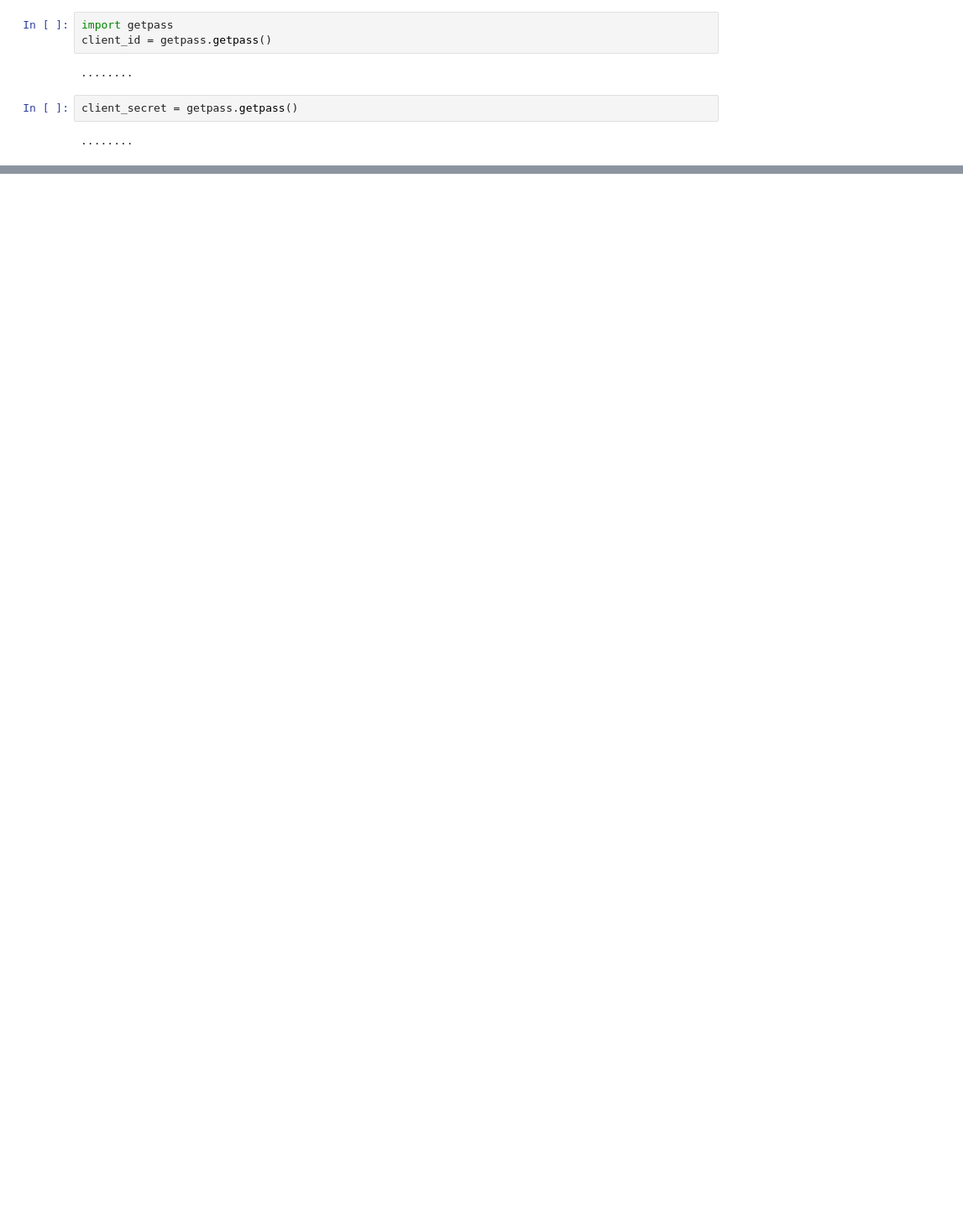
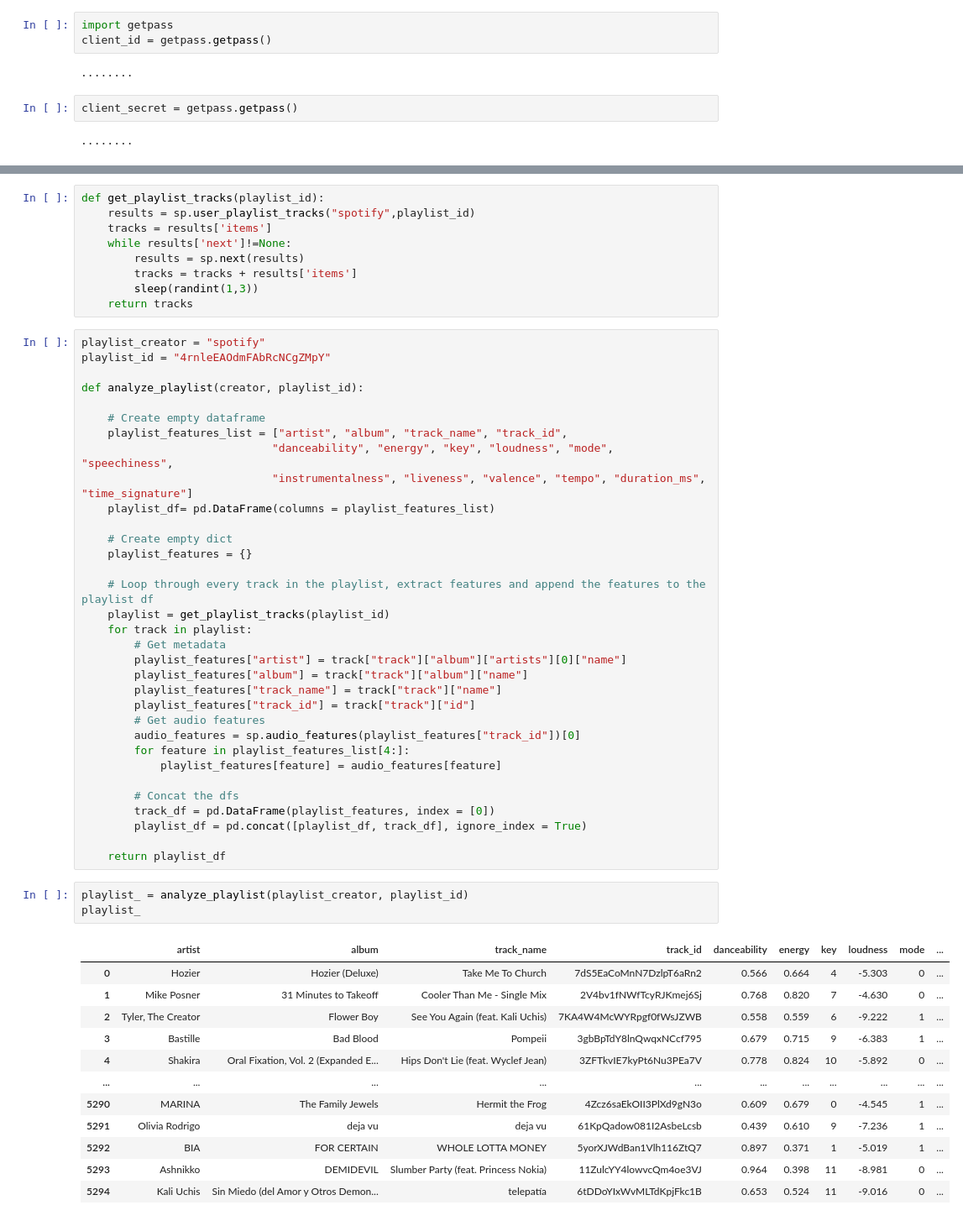
Before and after one commit to Amandasilvap/lab-web-scraping-single-page, a Jupyter notebook: Lab | Web Scraping Single Page.ipynb, the cells around one changed output, grey strips where cells are left out. Shown: that part at 84% size. Cells and saved outputs as stored; diff of their text form; blank space fills up the shorter version.

```diff
--- a/Lab | Web Scraping Single Page.ipynb
+++ b/Lab | Web Scraping Single Page.ipynb
@@ -278,0 +214,58 @@ OSError: Could not find a suitable TLS CA certificate bundle, invalid path: /usr
+# %%
+def get_playlist_tracks(playlist_id):
+    results = sp.user_playlist_tracks("spotify",playlist_id)
+    tracks = results['items']
+    while results['next']!=None:
+        results = sp.next(results)
+        tracks = tracks + results['items']
+        sleep(randint(1,3))
+    return tracks
+# %%
+playlist_creator = "spotify"
+playlist_id = "4rnleEAOdmFAbRcNCgZMpY"
+
+def analyze_playlist(creator, playlist_id):
+
+    # Create empty dataframe
+    playlist_features_list = ["artist", "album", "track_name", "track_id",
+                             "danceability", "energy", "key", "loudness", "mode", "speechiness",
+                             "instrumentalness", "liveness", "valence", "tempo", "duration_ms", "time_signature"]
+    playlist_df= pd.DataFrame(columns = playlist_features_list)
+
+    # Create empty dict
+    playlist_features = {}
+
+    # Loop through every track in the playlist, extract features and append the features to the playlist df
+    playlist = get_playlist_tracks(playlist_id)
+    for track in playlist:
+        # Get metadata
+        playlist_features["artist"] = track["track"]["album"]["artists"][0]["name"]
+        playlist_features["album"] = track["track"]["album"]["name"]
+        playlist_features["track_name"] = track["track"]["name"]
+        playlist_features["track_id"] = track["track"]["id"]
+        # Get audio features
+        audio_features = sp.audio_features(playlist_features["track_id"])[0]
+        for feature in playlist_features_list[4:]:
+            playlist_features[feature] = audio_features[feature]
+
+        # Concat the dfs
+        track_df = pd.DataFrame(playlist_features, index = [0])
+        playlist_df = pd.concat([playlist_df, track_df], ignore_index = True)
+
+    return playlist_df
+# %%
+playlist_ = analyze_playlist(playlist_creator, playlist_id)
+playlist_
+# %% [output]
+|  | artist | album | track_name | track_id | danceability | energy | key | loudness | mode | ... |
+| 0 | Hozier | Hozier (Deluxe) | Take Me To Church | 7dS5EaCoMnN7DzlpT6aRn2 | 0.566 | 0.664 | 4 | -5.303 | 0 | ... |
+| 1 | Mike Posner | 31 Minutes to Takeoff | Cooler Than Me - Single Mix | 2V4bv1fNWfTcyRJKmej6Sj | 0.768 | 0.820 | 7 | -4.630 | 0 | ... |
+| 2 | Tyler, The Creator | Flower Boy | See You Again (feat. Kali Uchis) | 7KA4W4McWYRpgf0fWsJZWB | 0.558 | 0.559 | 6 | -9.222 | 1 | ... |
+| 3 | Bastille | Bad Blood | Pompeii | 3gbBpTdY8lnQwqxNCcf795 | 0.679 | 0.715 | 9 | -6.383 | 1 | ... |
+| 4 | Shakira | Oral Fixation, Vol. 2 (Expanded E... | Hips Don't Lie (feat. Wyclef Jean) | 3ZFTkvIE7kyPt6Nu3PEa7V | 0.778 | 0.824 | 10 | -5.892 | 0 | ... |
+| ... | ... | ... | ... | ... | ... | ... | ... | ... | ... | ... |
+| 5290 | MARINA | The Family Jewels | Hermit the Frog | 4Zcz6saEkOII3PlXd9gN3o | 0.609 | 0.679 | 0 | -4.545 | 1 | ... |
+| 5291 | Olivia Rodrigo | deja vu | deja vu | 61KpQadow081I2AsbeLcsb | 0.439 | 0.610 | 9 | -7.236 | 1 | ... |
+| 5292 | BIA | FOR CERTAIN | WHOLE LOTTA MONEY | 5yorXJWdBan1Vlh116ZtQ7 | 0.897 | 0.371 | 1 | -5.019 | 1 | ... |
+| 5293 | Ashnikko | DEMIDEVIL | Slumber Party (feat. Princess Nokia) | 11ZulcYY4lowvcQm4oe3VJ | 0.964 | 0.398 | 11 | -8.981 | 0 | ... |
+| 5294 | Kali Uchis | Sin Miedo (del Amor y Otros Demon... | telepatía | 6tDDoYIxWvMLTdKpjFkc1B | 0.653 | 0.524 | 11 | -9.016 | 0 | ... |
```
Also changed, not shown: parts of 39 cells of this notebook, 4 other files.
